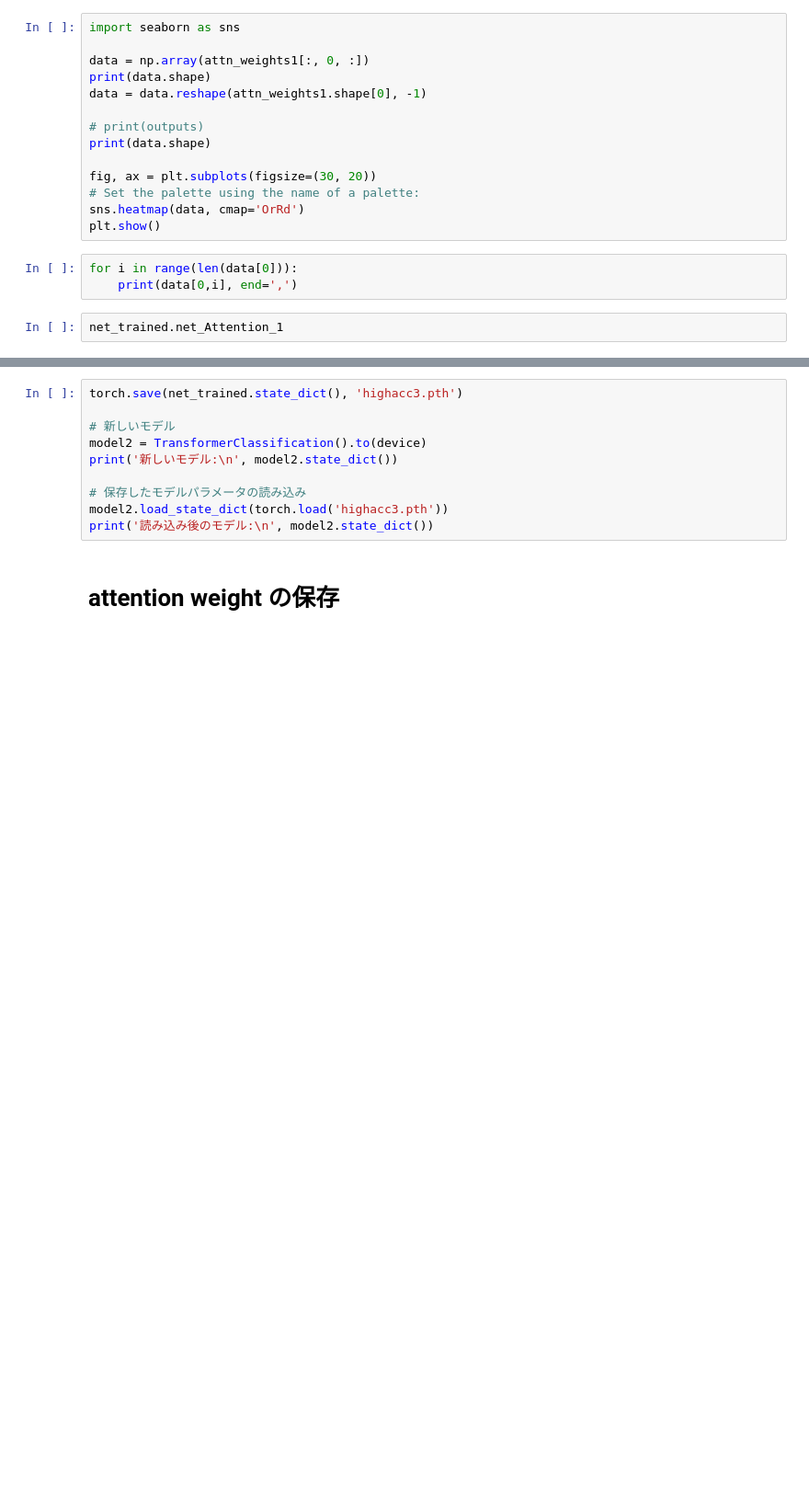
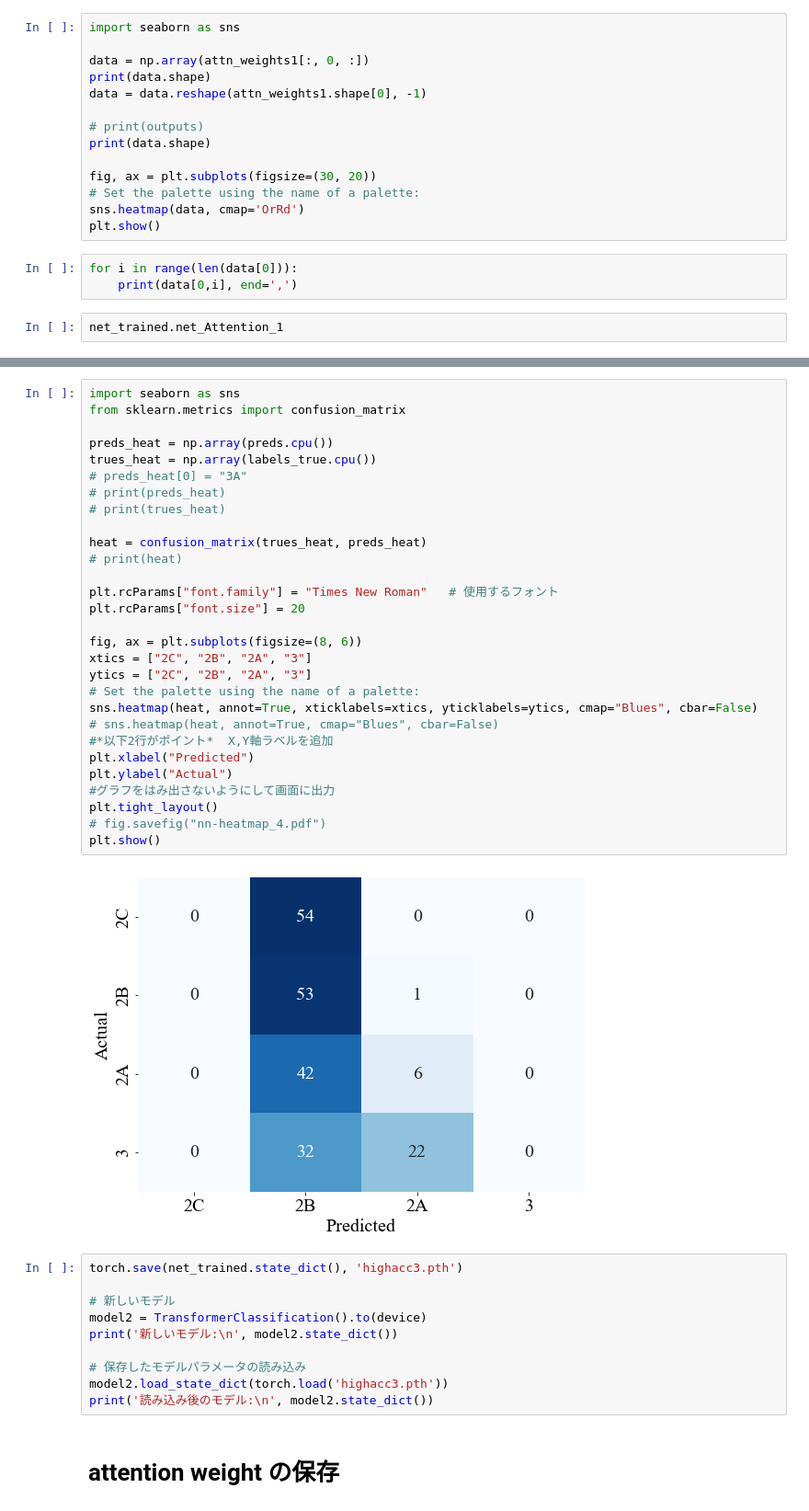
Before and after one commit to szkn/Transformer, a Jupyter notebook: augment_multimodal_scoring_attention.ipynb, the cells around one changed output, grey strips where cells are left out. Shown at 92% size. Saved outputs shown, nothing was run; the diff lists cells and outputs as text; blank space fills up the shorter version.

```diff
--- a/augment_multimodal_scoring_attention.ipynb
+++ b/augment_multimodal_scoring_attention.ipynb
@@ -999,3 +1042,34 @@ net_trained.load_state_dict(torch.load('highacc2.pth'))
+# %%
+import seaborn as sns
+from sklearn.metrics import confusion_matrix
+
+preds_heat = np.array(preds.cpu())
+trues_heat = np.array(labels_true.cpu())
+# preds_heat[0] = "3A"
+# print(preds_heat)
+# print(trues_heat)
+
+heat = confusion_matrix(trues_heat, preds_heat)
+# print(heat)
+
+plt.rcParams["font.family"] = "Times New Roman"   # 使用するフォント
+plt.rcParams["font.size"] = 20
+
+fig, ax = plt.subplots(figsize=(8, 6))
+xtics = ["2C", "2B", "2A", "3"]
+ytics = ["2C", "2B", "2A", "3"]
+# Set the palette using the name of a palette:
+sns.heatmap(heat, annot=True, xticklabels=xtics, yticklabels=ytics, cmap="Blues", cbar=False)
+# sns.heatmap(heat, annot=True, cmap="Blues", cbar=False)
+#*以下2行がポイント*  X,Y軸ラベルを追加
+plt.xlabel("Predicted")
+plt.ylabel("Actual")
+#グラフをはみ出さないようにして画面に出力
+plt.tight_layout()
+# fig.savefig("nn-heatmap_4.pdf")
+plt.show()
+# %% [output]
+[figure, added]
 # %%
 torch.save(net_trained.state_dict(), 'highacc3.pth')
 
```
Also changed, not shown: parts of 4 cells of this notebook, 4 other files.
